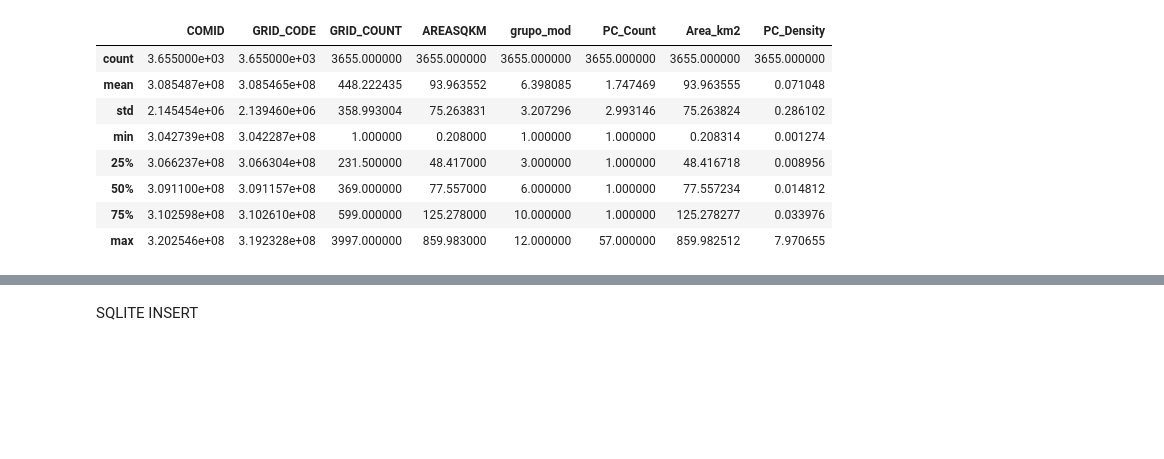
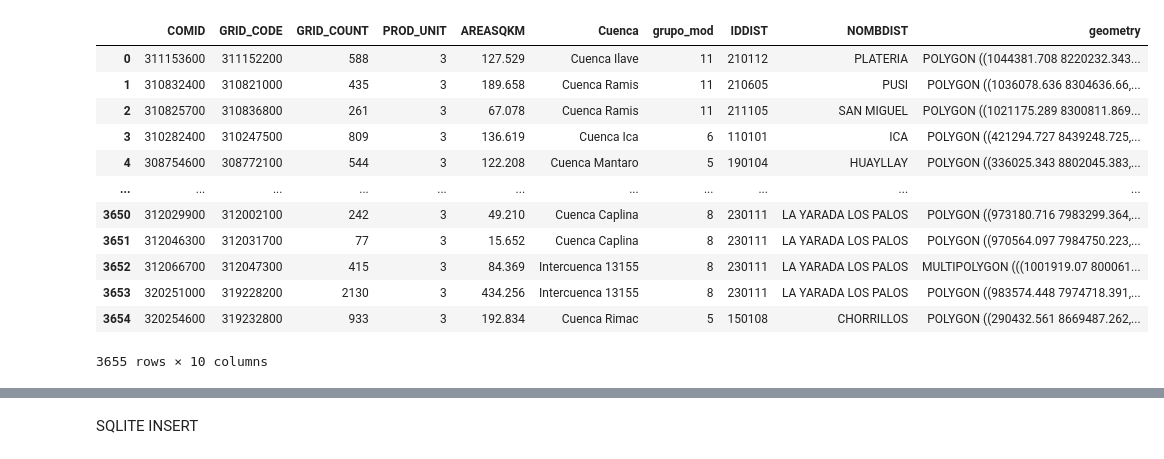
Before and after one commit to RTIInternational/iki-risk-assessment, a Jupyter notebook: Indicadores/Vulnerabilidad/VCA15.ipynb, the cells around one changed output, grey strips where cells are left out. Saved outputs shown, nothing was run; the diff lists cells and outputs as text; code cells hidden in the pictures; blank space fills up the shorter version.

Commit message:
Adding the future scenario + checking the NaN handling for the VCA indicators.

```diff
--- a/Indicadores/Vulnerabilidad/VCA15.ipynb
+++ b/Indicadores/Vulnerabilidad/VCA15.ipynb
@@ -65,25 +41,0 @@ subbasins_pc_gdf['PC_Density'] = subbasins_pc_gdf['PC_Density'].fillna(0)
-# %%
-#PLOT AND QC
-
-#plot to check
-subbasins_pc_gdf.plot(column='PC_Density', cmap='OrRd', legend=True)
-plt.title('Density of Critical Points per Subbasin COMID')
-plt.show()
-
-subbasins_pc_gdf.describe()
-
-#histogram of value above, excluding zeros
-subbasins_pc_gdf['PC_Density'][subbasins_pc_gdf['PC_Density'] > 0].hist(bins=30)
-
-#visual summary table, excluding zeros
-subbasins_pc_gdf['PC_Density'][subbasins_pc_gdf['PC_Density'] > 0].describe()
-# %% [output]
-|  | COMID | GRID_CODE | GRID_COUNT | AREASQKM | grupo_mod | PC_Count | Area_km2 | PC_Density |
-| count | 3.655000e+03 | 3.655000e+03 | 3655.000000 | 3655.000000 | 3655.000000 | 3655.000000 | 3655.000000 | 3655.000000 |
-| mean | 3.085487e+08 | 3.085465e+08 | 448.222435 | 93.963552 | 6.398085 | 1.747469 | 93.963555 | 0.071048 |
-| std | 2.145454e+06 | 2.139460e+06 | 358.993004 | 75.263831 | 3.207296 | 2.993146 | 75.263824 | 0.286102 |
-| min | 3.042739e+08 | 3.042287e+08 | 1.000000 | 0.208000 | 1.000000 | 1.000000 | 0.208314 | 0.001274 |
-| 25% | 3.066237e+08 | 3.066304e+08 | 231.500000 | 48.417000 | 3.000000 | 1.000000 | 48.416718 | 0.008956 |
-| 50% | 3.091100e+08 | 3.091157e+08 | 369.000000 | 77.557000 | 6.000000 | 1.000000 | 77.557234 | 0.014812 |
-| 75% | 3.102598e+08 | 3.102610e+08 | 599.000000 | 125.278000 | 10.000000 | 1.000000 | 125.278277 | 0.033976 |
-| max | 3.202546e+08 | 3.192328e+08 | 3997.000000 | 859.983000 | 12.000000 | 57.000000 | 859.982512 | 7.970655 |
@@ -89,0 +64,7 @@ subbasins_pc_gdf['PC_Density'][subbasins_pc_gdf['PC_Density'] > 0].describe()
+# %%
+# define filepaths for input data
+#subbasins_shapefile = fr"C:/Users/{user}/Research Triangle Institute/IKI Peru Project - General/Interno/AI2b_Modelacion/Grupos_Modelacion/GIS_WaterALLOC_General/Peru_AHD_with_districts.shp"
+subbasins_shapefile = fr"C:\Users\sbakar\OneDrive - Research Triangle Institute\IKI Peru Project - General\Interno\AI2b_Modelacion\Grupos_Modelacion\GIS_WaterALLOC_General\Peru_AHD_with_districts.shp"
+
+#pc_shp = fr'C:\Users\{user}\Research Triangle Institute\IKI Peru Project - General\Interno\GIS\3_HIDROLOGIA_HYDROGRAPHY\Datos_ANA\PuntosCriticos\PuntosCriticos.shp'
+pc_shp = fr"C:\Users\sbakar\OneDrive - Research Triangle Institute\IKI Peru Project - General\Interno\GIS\3_HIDROLOGIA_HYDROGRAPHY\Datos_ANA\PuntosCriticos\PuntosCriticos.shp"
@@ -89,0 +75,16 @@ subbasins_pc_gdf['PC_Density'][subbasins_pc_gdf['PC_Density'] > 0].describe()
+# %%
+subbasins_gdf
+# %% [output]
+|  | COMID | GRID_CODE | GRID_COUNT | PROD_UNIT | AREASQKM | Cuenca | grupo_mod | IDDIST | NOMBDIST | geometry |
+| 0 | 311153600 | 311152200 | 588 | 3 | 127.529 | Cuenca Ilave | 11 | 210112 | PLATERIA | POLYGON ((1044381.708 8220232.343... |
+| 1 | 310832400 | 310821000 | 435 | 3 | 189.658 | Cuenca Ramis | 11 | 210605 | PUSI | POLYGON ((1036078.636 8304636.66,... |
+| 2 | 310825700 | 310836800 | 261 | 3 | 67.078 | Cuenca Ramis | 11 | 211105 | SAN MIGUEL | POLYGON ((1021175.289 8300811.869... |
+| 3 | 310282400 | 310247500 | 809 | 3 | 136.619 | Cuenca Ica | 6 | 110101 | ICA | POLYGON ((421294.727 8439248.725,... |
+| 4 | 308754600 | 308772100 | 544 | 3 | 122.208 | Cuenca Mantaro | 5 | 190104 | HUAYLLAY | POLYGON ((336025.343 8802045.383,... |
+| ... | ... | ... | ... | ... | ... | ... | ... | ... | ... | ... |
+| 3650 | 312029900 | 312002100 | 242 | 3 | 49.210 | Cuenca Caplina | 8 | 230111 | LA YARADA LOS PALOS | POLYGON ((973180.716 7983299.364,... |
+| 3651 | 312046300 | 312031700 | 77 | 3 | 15.652 | Cuenca Caplina | 8 | 230111 | LA YARADA LOS PALOS | POLYGON ((970564.097 7984750.223,... |
+| 3652 | 312066700 | 312047300 | 415 | 3 | 84.369 | Intercuenca 13155 | 8 | 230111 | LA YARADA LOS PALOS | MULTIPOLYGON (((1001919.07 800061... |
+| 3653 | 320251000 | 319228200 | 2130 | 3 | 434.256 | Intercuenca 13155 | 8 | 230111 | LA YARADA LOS PALOS | POLYGON ((983574.448 7974718.391,... |
+| 3654 | 320254600 | 319232800 | 933 | 3 | 192.834 | Cuenca Rimac | 5 | 150108 | CHORRILLOS | POLYGON ((290432.561 8669487.262,... |
+3655 rows × 10 columns
```
Also changed, not shown: parts of 13 cells of this notebook, 4 other files.
